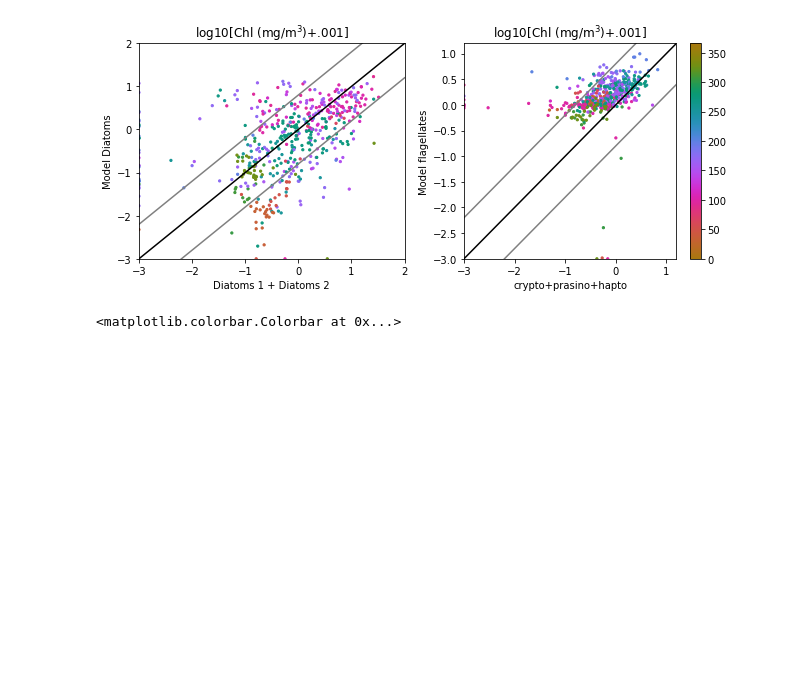
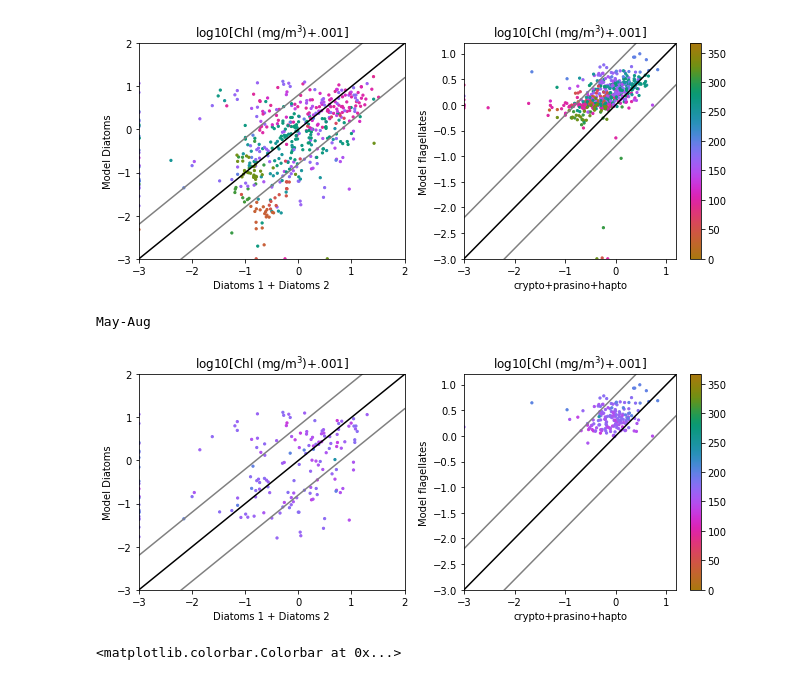
Before and after one commit to SalishSeaCast/analysis-elise-2, a Jupyter notebook: notebooks/NemcekHPLC/compHPLCModelFirstLook-Regress-201812_NewALLO.ipynb, the cells around one changed output. Cells and saved outputs as stored; diff of their text form; code cells hidden in the pictures; blank space fills up the shorter version.

```diff
--- a/notebooks/NemcekHPLC/compHPLCModelFirstLook-Regress-201812_NewALLO.ipynb
+++ b/notebooks/NemcekHPLC/compHPLCModelFirstLook-Regress-201812_NewALLO.ipynb
@@ -700,6 +707,38 @@ fig.colorbar(m,ax=ax[1])
 # %% [output]
 <matplotlib.colorbar.Colorbar at 0x...>
 [figure]
+# %%
+thresh=.8
+msize=5
+data2=data.loc[(data['yd']>yd(dt.datetime(2015,5,1)))&(data['yd']<yd(dt.datetime(2015,9,1)))]
+fig,ax=plt.subplots(1,2,figsize=(9,4))
+m=ax[0].scatter(logt(data2['DD']),logt(data2['mod_diatoms_chl']),
+          c=data2['yd'],s=msize,cmap=cmocean.cm.phase,vmin=0,vmax=366)
+m=ax[1].scatter(logt(data2['CPH']),logt(data2['mod_flagellates_chl']),
+          c=data2['yd'],s=msize,cmap=cmocean.cm.phase,vmin=0,vmax=366)
+ax[0].set_xlim(-3,2)
+ax[0].set_ylim(-3,2)
+ax[1].set_xlim(-3,1.2)
+ax[1].set_ylim(-3,1.2)
+ax[0].set_xlabel('Diatoms 1 + Diatoms 2')
+ax[0].set_ylabel('Model Diatoms')
+ax[0].set_title('log10[Chl (mg/m$^3$)+.001]')
+ax[1].set_xlabel('crypto+prasino+hapto')
+ax[1].set_ylabel('Model flagellates')
+ax[1].set_title('log10[Chl (mg/m$^3$)+.001]')
+ax[0].plot((-3,2),(-3+thresh,2+thresh),'-',color='grey')
+ax[0].plot((-3,2),(-3-thresh,2-thresh),'-',color='grey')
+ax[1].plot((-3,2),(-3+thresh,2+thresh),'-',color='grey')
+ax[1].plot((-3,2),(-3-thresh,2-thresh),'-',color='grey')
+ax[0].plot((-3,2),(-3,2),'k-')
+ax[1].plot((-3,1.2),(-3,1.2),'k-')
+plt.tight_layout()
+fig.colorbar(m,ax=ax[1])
+#fig.suptitle('New')
+print('May-Aug')
+# %% [output]
+May-Aug
+[figure, added]
 # %%
 thresh=.8
 msize=10
```
Also changed, not shown: parts of 1 cell of this notebook, 2 other files.
